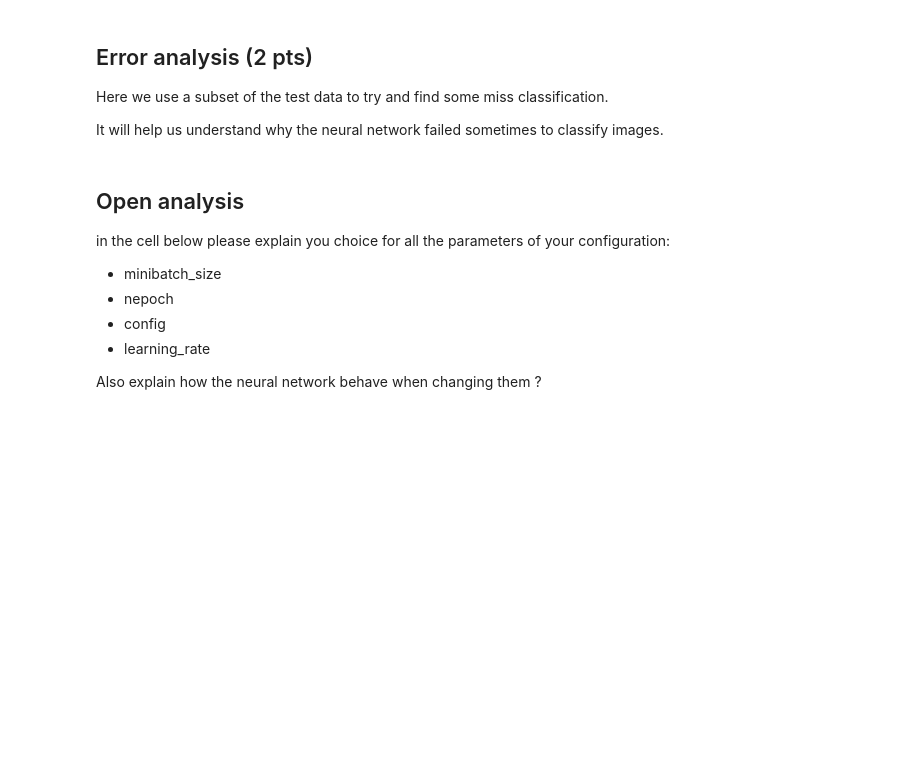
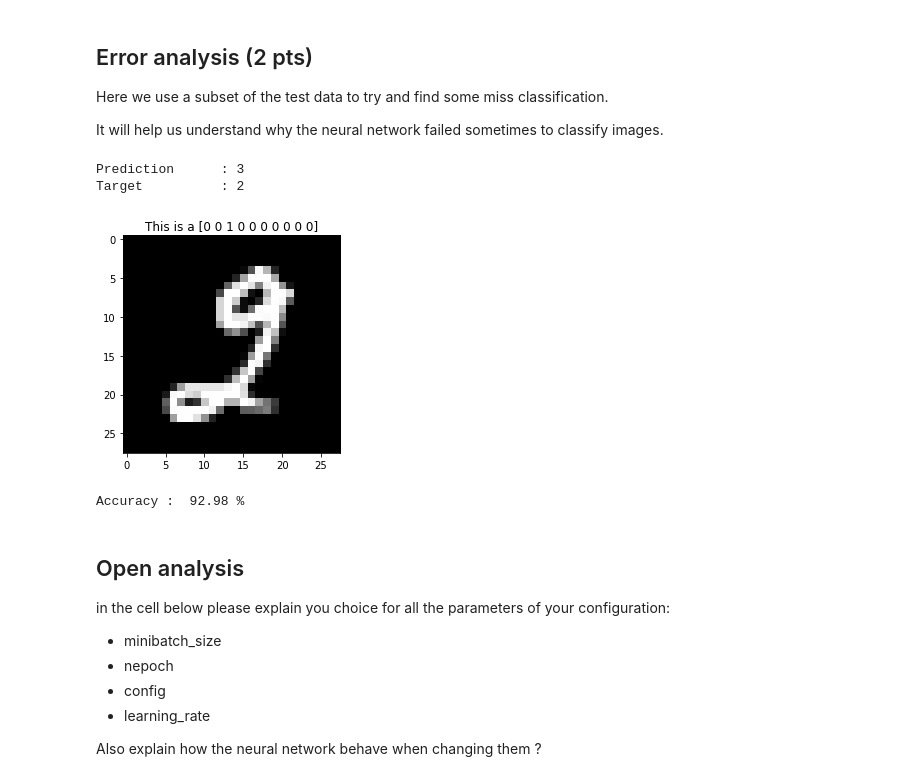
Before and after one commit to DL-ECE/tp-1-deeplearningbasics-EliasAras, a Jupyter notebook: rapport.ipynb, the cells around one changed output. Drawn from its saved outputs; the diff is of its cells as text; code cells hidden in the pictures; blank space fills up the shorter version.

```diff
--- a/rapport.ipynb
+++ b/rapport.ipynb
@@ -135,7 +130,7 @@ def target_to_one_hot(target: np.array) -> np.array:
       if not int(target[indice]) > 9:
         one_hot_matrix[indice][int(target[indice])] = 1
     ###
-    return one_hot_matrix
+    return np.array(one_hot_matrix)
 # %% [markdown]
 ## Useful functions (3 pts)
 
@@ -144,7 +139,7 @@ Implement the sigmoid function, its derivative and the softmax function:
 def sigmoid(M: np.array) -> np.array:
     """Apply a sigmoid to the input array"""
     # TODO
-    return 1/(1+np.exp(-1*np.ones(M.shape)*M))
+    return 1/(1+np.exp(-M))
 # %%
 def d_sigmoid(M: np.array)-> np.array:
     """Compute the derivative of the sigmoid"""
@@ -338,14 +321,14 @@ It's on 12 points because there is a lot of functions to fill but also we want t
 
 To have all the point your neural network needs to have a Test accuracy > 92 % !!
 # %%
-minibatch_size = 5
-nepoch = 10
-learning_rate = 0.01
+minibatch_size = 20
+nepoch = 15
+learning_rate = 0.007
 
-ffnn = FFNN(config=[784, 3, 3, 10], minibatch_size=minibatch_size, learning_rate=learning_rate)
+ffnn = FFNN(config=[784, 30, 30, 10], minibatch_size=minibatch_size, learning_rate=learning_rate)
 # %%
 assert X_train.shape[0] % minibatch_size == 0
 assert X_test.shape[0] % minibatch_size == 0
 
-err = ffnn.train(nepoch, X_train, y_train, X_test, y_test)
+err = ffnn.train(nepoch, normalize_data(X_train), target_to_one_hot(y_train), normalize_data(X_test), target_to_one_hot(y_test))
 # %% [output]
@@ -363,26 +355,42 @@ Here we use a subset of the test data to try and find some miss classification.
 It will help us understand why the neural network failed sometimes to classify images.
 # %%
 nsample = 1000
-X_demo = X_test[:nsample,:]
+X_test_n = normalize_data(X_test)
+y_test_t = target_to_one_hot(y_test)
+
+X_demo = X_test_n[:nsample,:]
 y_demo = ffnn.forward_pass(X_demo)
-y_true = y_test[:nsample,:]
+y_true = y_test_t[:nsample,:]
 
-index_to_plot = 50
+index_to_plot = 996
 plot_one_image(X_demo, y_true, index_to_plot)
 
 # Compare to the prediction
 prediction = np.argmax(y_demo[index_to_plot,:])
 true_target = np.argmax(y_true[index_to_plot,:])
 
+print("Prediction \t:", prediction)
+print("Target \t\t:", true_target)
+
 # is it the same number ?
+# %% [output]
+Prediction      : 3
+Target          : 2
+[figure, added]
 # %%
 # loop arround the demo test set and try to find a miss prediction
+miss_prediction = np.array([])
 for i in range(0, nsample):
-    prediction = None # Todo
-    true_target = None # Todo
+    prediction = np.argmax(y_demo[i]) # Todo
+    true_target = np.argmax(y_true[i]) # Todo
     if prediction != true_target:
-        # TODO
-        pass
+        miss_prediction = np.append(miss_prediction, i)
+
+#All of the miss prediction
+#print(miss_prediction)
+print(f"Accuracy : {((1-len(miss_prediction)/nsample)*100): .2f} %")
+# %% [output]
+Accuracy :  92.98 %
 # %% [markdown]
 ## Open analysis
 
```
Also changed, not shown: parts of 5 cells of this notebook.
